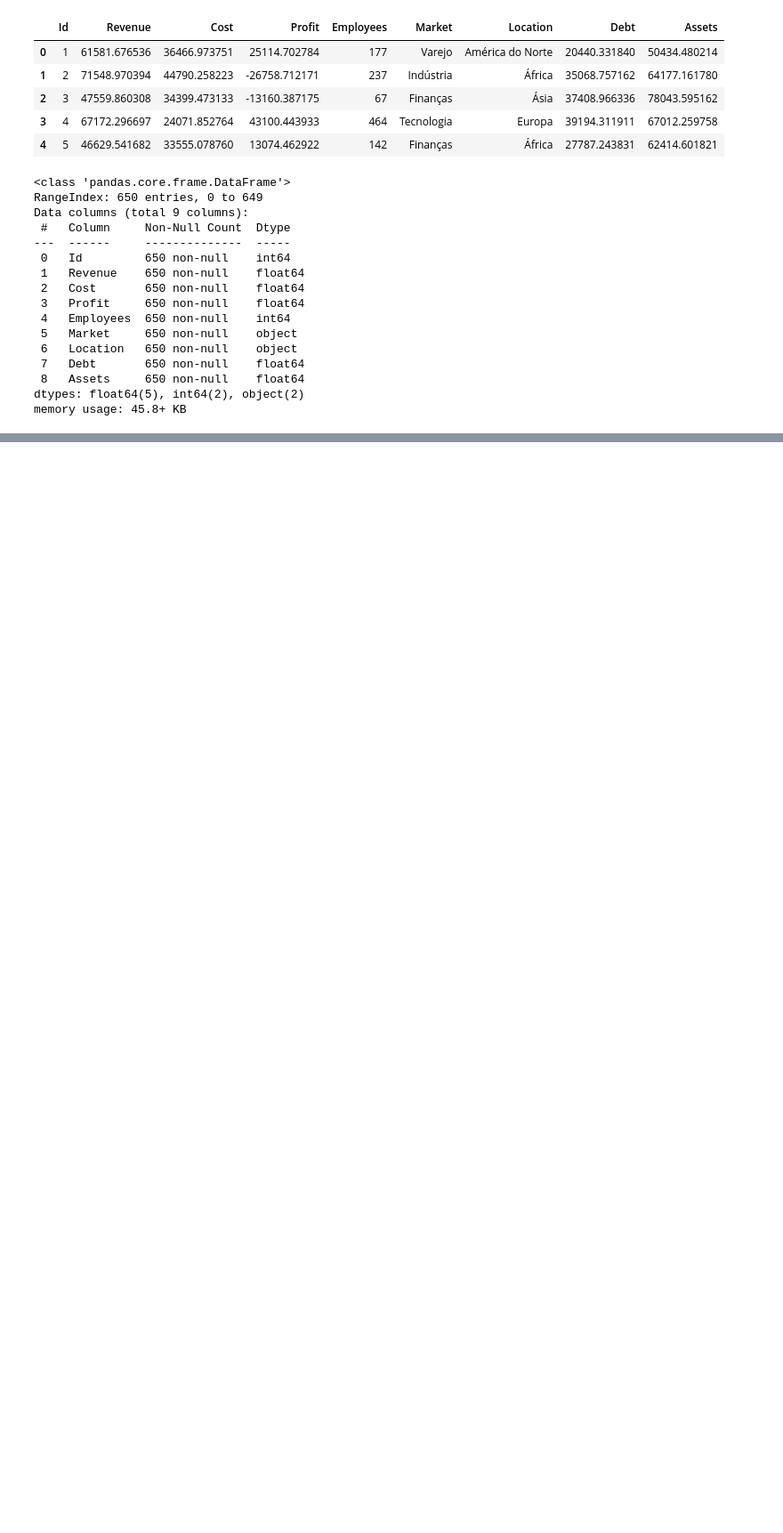
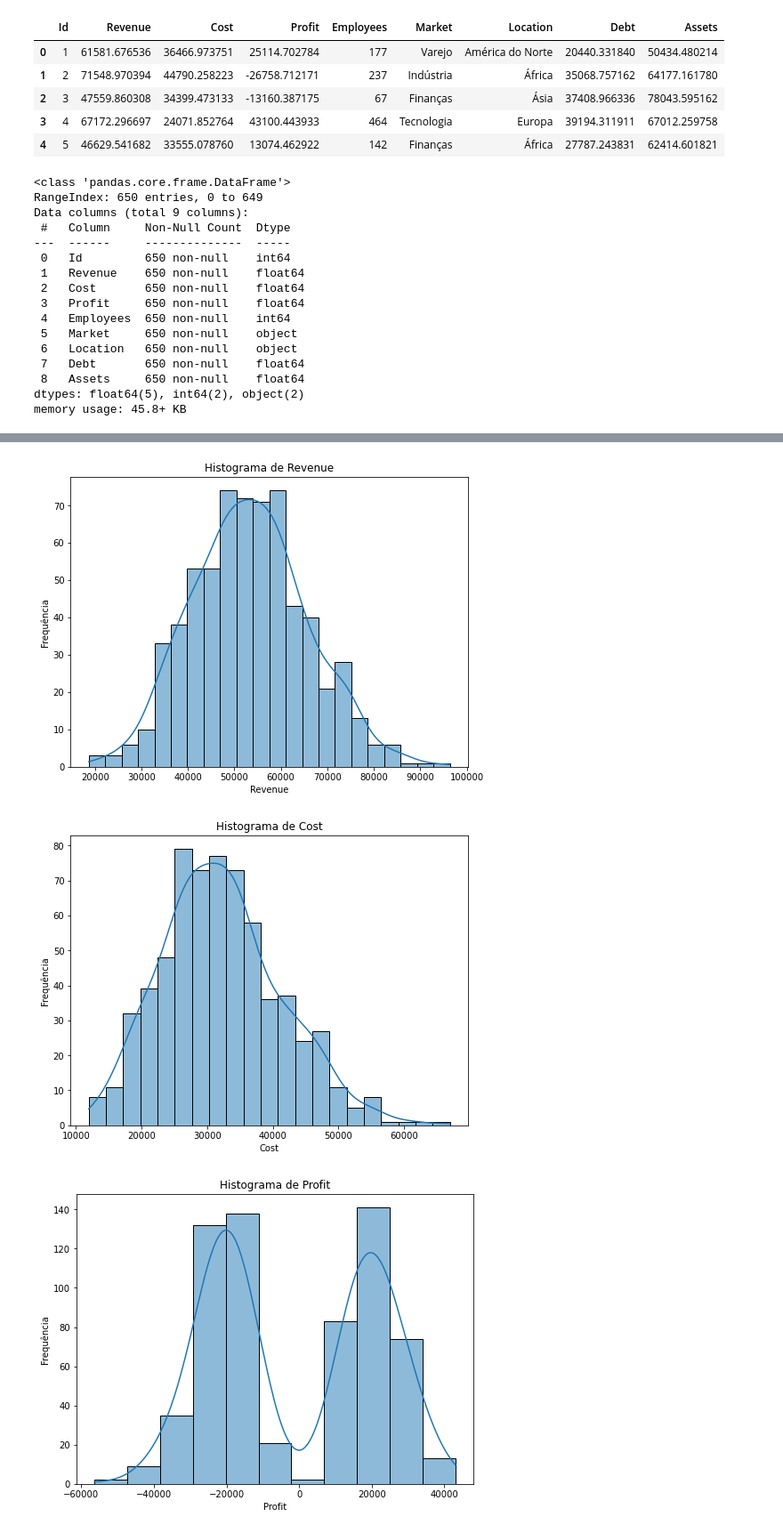
Before and after one commit to Pontes-Junior/Trabalho_EA, a Jupyter notebook: Notebook.ipynb, the cells around one changed output, grey strips where cells are left out. Shown: that part at 89% size. Drawn from its saved outputs; the diff is of its cells as text; code cells hidden in the pictures; blank space fills up the shorter version.

```diff
--- a/Notebook.ipynb
+++ b/Notebook.ipynb
@@ -73,0 +190,19 @@ memory usage: 45.8+ KB
+# %%
+import matplotlib.pyplot as plt
+import seaborn as sns
+
+# Lista de variáveis quantitativas
+quantitative_vars = ['Revenue', 'Cost', 'Profit', 'Employees', 'Debt', 'Assets']
+
+# Criar histogramas para cada variável quantitativa
+for var in quantitative_vars:
+    plt.figure(figsize=(8, 6))
+    sns.histplot(data[var], kde=True)  # kde=True para adicionar uma curva de densidade
+    plt.title(f"Histograma de {var}")
+    plt.xlabel(var)
+    plt.ylabel("Frequência")
+    plt.show()  # Mostra o histograma para cada variável
+# %% [output]
+[figure, added]
+[figure, added]
+[figure, added]
```
Also changed, not shown: parts of 17 cells of this notebook.
